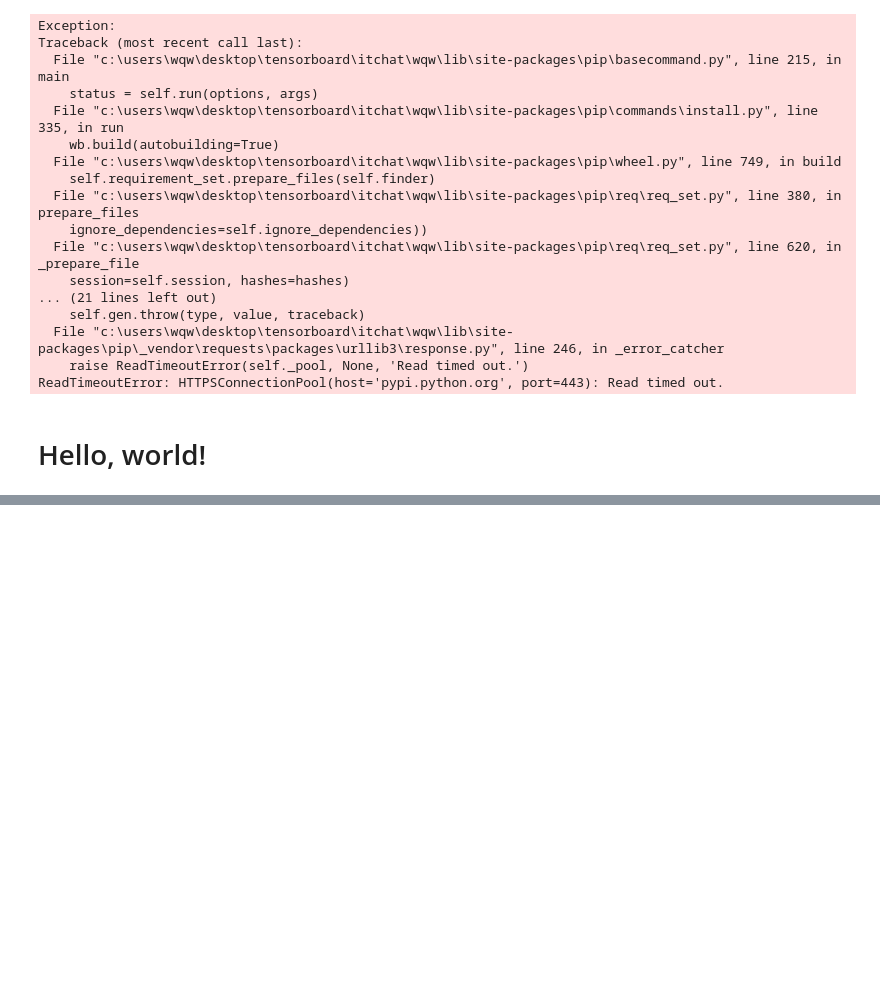
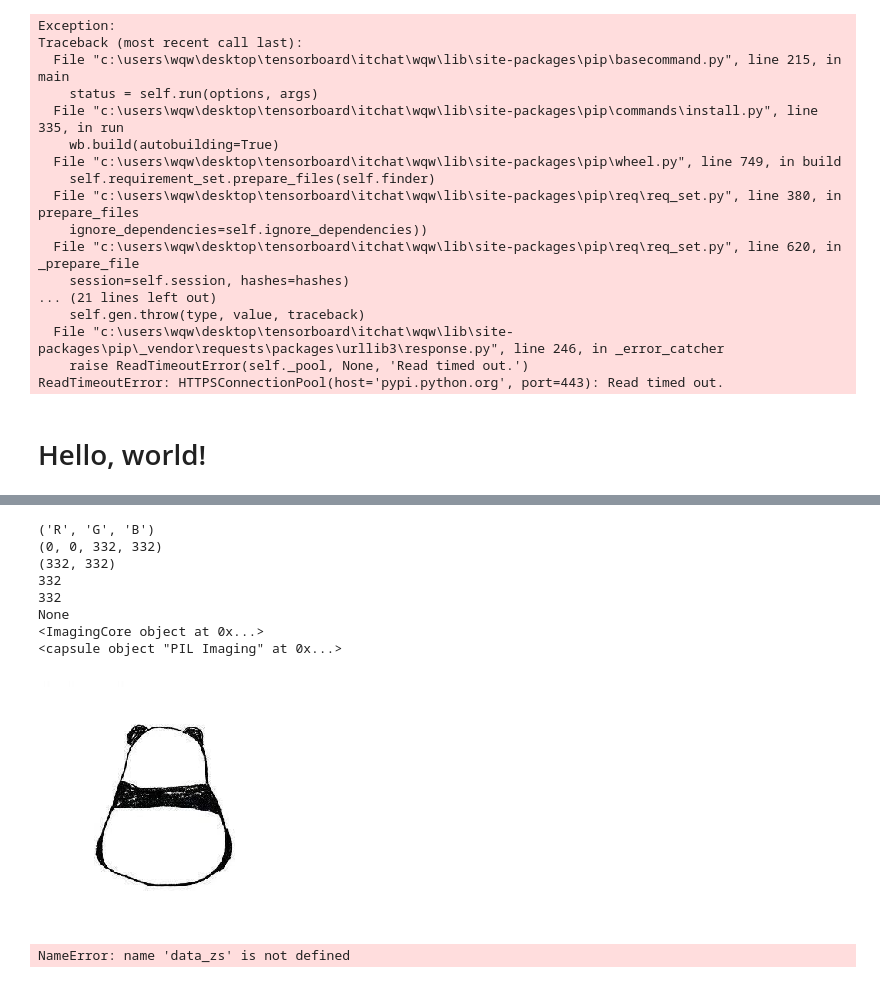
Before and after one commit to wqw547243068/wangqiwen, a Jupyter notebook: demo/itchat/itchat.ipynb, the cells around one changed output, grey strips where cells are left out. Saved outputs shown, nothing was run; the diff lists cells and outputs as text; code cells hidden in the pictures; blank space fills up the shorter version.

```diff
--- a/demo/itchat/itchat.ipynb
+++ b/demo/itchat/itchat.ipynb
@@ -464,0 +704,63 @@ Hello, world!
+# %%
+img_data = list(im.getdata())
+#img_data = list(im.getdata(band=0)) # 0:R, 1:G, 2:B
+#img_data
+print(im.getbands()) #通道('R', 'G', 'B')
+print(im.getbbox())#图像型号(0, 0, 640, 640)
+print(im.size) #(640, 640)
+print(im.width) #640
+print(im.height) #640
+print(im.getcolors())#None
+print(im.getdata())# 获取数据
+print(im.getim())
+#print(im.histogram())
+im.resize((256,256))
+# 拼接
+img2.paste(img1,(0,0)) #默认原点，原大小
+from PIL import Image
+import matplotlib.pyplot as plt
+img1 = Image.open("D:\\image_for_test\\Spee.jpg")
+img2 = Image.open("D:\\image_for_test\\windows.jpg")
+# img2.paste(img1,(0,0))
+# img2.paste(img1,(600,300,600+img1.size[0],300+img1.size[1]))
+# img2.paste((0,0,255),(0,600,100,700)) # 指定背景色
+# plt.imshow(img2)
+# %% [output]
+('R', 'G', 'B')
+(0, 0, 332, 332)
+(332, 332)
+332
+332
+None
+<ImagingCore object at 0x...>
+<capsule object "PIL Imaging" at 0x...>
+[figure, added]
+# %%
+#!/usr/bin/env python
+#-*- coding:utf-8 -*-
+
+#接k_means.py
+#k_means.py中得到三维规范化数据data_zs；
+#r增加了最后一列，列索引为“聚类类别”
+
+from sklearn.manifold import TSNE
+
+tsne=TSNE()
+tsne.fit_transform(data_zs)  #进行数据降维,降成两维
+#a=tsne.fit_transform(data_zs) #a是一个array,a相当于下面的tsne_embedding_
+tsne=pd.DataFrame(tsne.embedding_,index=data_zs.index) #转换数据格式
+
+import matplotlib.pyplot as plt
+
+d=tsne[r[u'聚类类别']==0]
+plt.plot(d[0],d[1],'r.')
+
+d=tsne[r[u'聚类类别']==1]
+plt.plot(d[0],d[1],'go')
+
+d=tsne[r[u'聚类类别']==2]
+plt.plot(d[0],d[1],'b*')
+
+plt.show()
+# %% [output]
+NameError: name 'data_zs' is not defined
```
Also changed, not shown: parts of 7 cells of this notebook, 7 other files.
